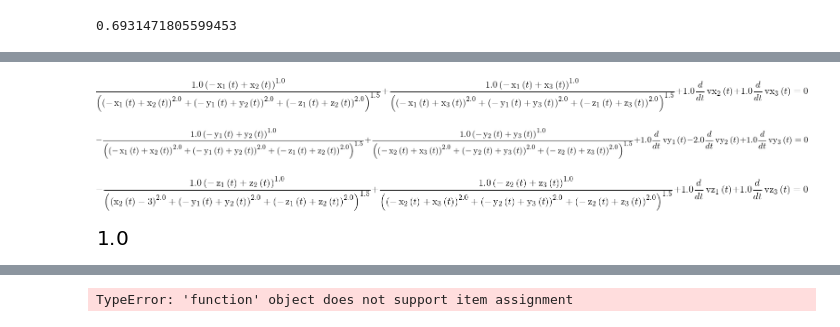
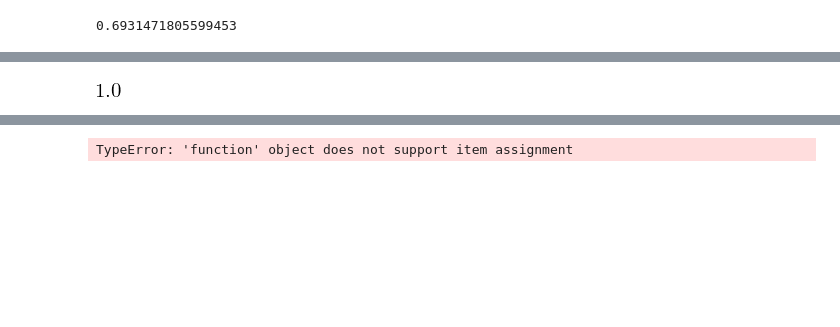
Before and after one commit to LazarNov/computational-physics-class-404-604-Spring-2020, a Jupyter notebook: FinalLagrangian.ipynb, the cells around one changed output, grey strips where cells are left out. Drawn from its saved outputs; the diff is of its cells as text; code cells hidden in the pictures; blank space fills up the shorter version.

```diff
--- a/FinalLagrangian.ipynb
+++ b/FinalLagrangian.ipynb
@@ -567,8 +299,0 @@ print(np.log(2))
-# %%
-acl1.subs(x1, x1)
-# %% [output]
-[figure, removed]
-# %%
-acl5.subs(x1, x1)
-# %% [output]
-[figure, removed]
@@ -577,16 +300,12 @@ acl5.subs(-2.0*Derivative(vy2,t), 0)
-# %%
-acl6.subs(x1, 3)
-# %% [output]
-[figure, removed]
 # %%
 # #rk4a(ya,t,h)
 #print(type(ya))
 #ya=[1.0,0.0,0.0,0.3,1,0, -1.0,0.0,0.0,-0.3,-1,0, -2.0,0.0,0.0,0.0,-0.12,0.30]
-ya=[1.0,0.0,0.0,0.3,0.0,0.0, -1.0,0.0,0.0,-0.3,0.0,0.0]
+ya=[1.0,0.0,0.0,0.3,1.0,0.0, -1.0,0.0,0.0,-0.3,-1.0,0.0]
 #ya=[0.0,0,0.,0.0,0.0,0.0,0.0,0.0,0]
 ya[0]
 # %% [output]
-[figure, old version]
+[figure, new version]
 # %%
 def g(acl1,acl2,acl3,acl4,acl5,acl6,y):
 #     za = np.zeros(4)
```
Also changed, not shown: parts of 10 cells of this notebook.
